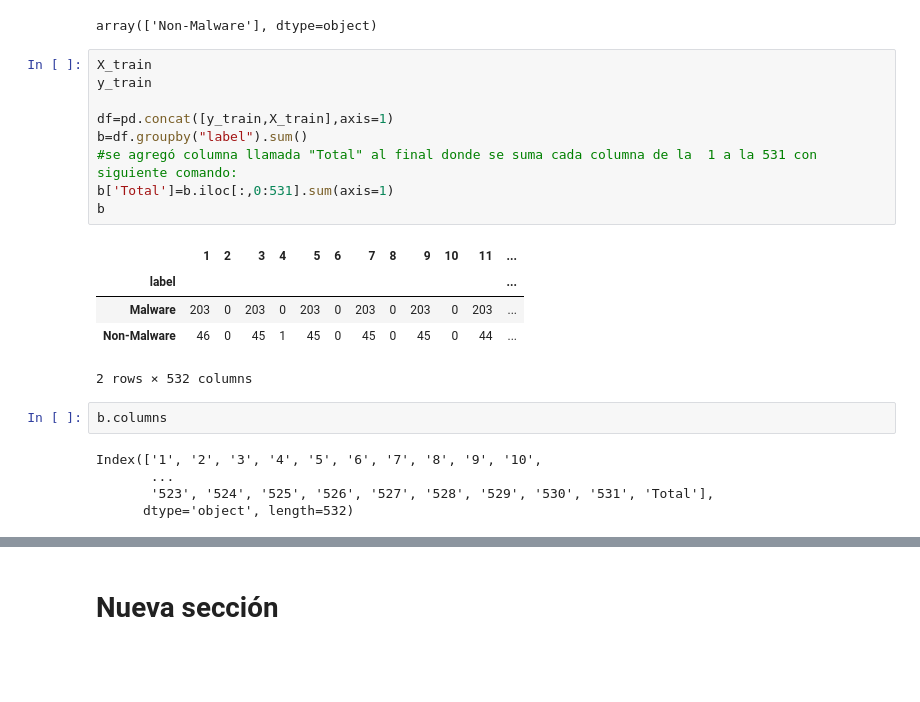
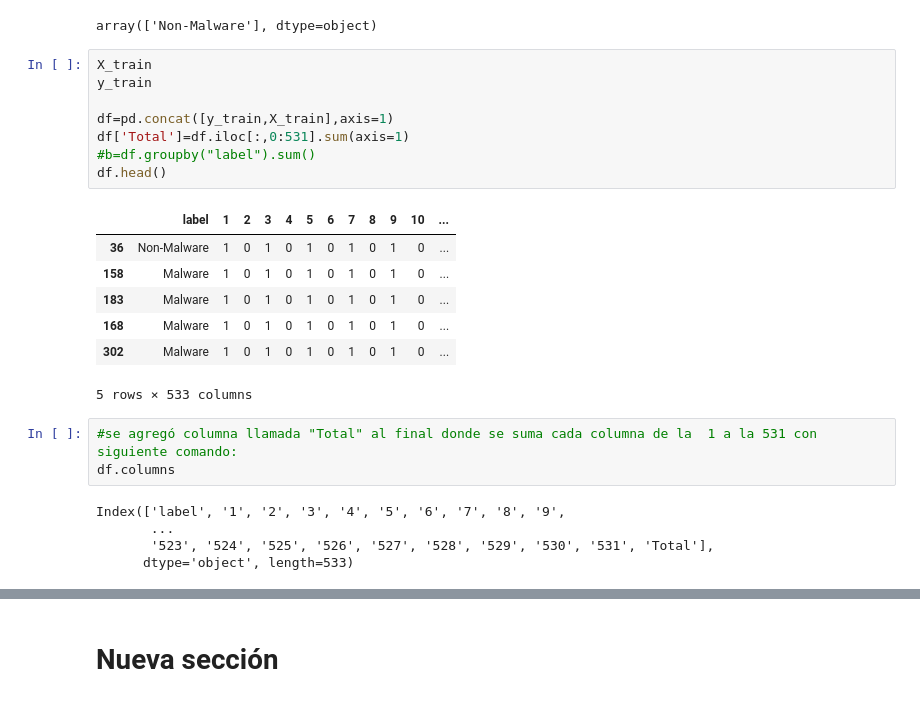
Before and after one commit to gusecuador/tratamientoDatos, a Jupyter notebook: desafio2/Malware_UCI_detection_Gustavo.ipynb, the cells around one changed output, grey strips where cells are left out. Cells and saved outputs as stored; diff of their text form; blank space fills up the shorter version.

```diff
--- a/desafio2/Malware_UCI_detection_Gustavo.ipynb
+++ b/desafio2/Malware_UCI_detection_Gustavo.ipynb
@@ -417,28 +417,30 @@ test_y = test['label']
 clf.predict(np.array([test_X.iloc[0]]))
 # %% [output]
 array(['Non-Malware'], dtype=object)
+# %%
+X_train
+y_train
+
+df=pd.concat([y_train,X_train],axis=1)
+df['Total']=df.iloc[:,0:531].sum(axis=1)
+#b=df.groupby("label").sum()
+df.head()
+# %% [output]
+|  | label | 1 | 2 | 3 | 4 | 5 | 6 | 7 | 8 | 9 | 10 | ... |
+| 36 | Non-Malware | 1 | 0 | 1 | 0 | 1 | 0 | 1 | 0 | 1 | 0 | ... |
+| 158 | Malware | 1 | 0 | 1 | 0 | 1 | 0 | 1 | 0 | 1 | 0 | ... |
+| 183 | Malware | 1 | 0 | 1 | 0 | 1 | 0 | 1 | 0 | 1 | 0 | ... |
+| 168 | Malware | 1 | 0 | 1 | 0 | 1 | 0 | 1 | 0 | 1 | 0 | ... |
+| 302 | Malware | 1 | 0 | 1 | 0 | 1 | 0 | 1 | 0 | 1 | 0 | ... |
+5 rows × 533 columns
 # %%
-X_train
-y_train
-
-df=pd.concat([y_train,X_train],axis=1)
-b=df.groupby("label").sum()
 #se agregó columna llamada "Total" al final donde se suma cada columna de la  1 a la 531 con siguiente comando:
-b['Total']=b.iloc[:,0:531].sum(axis=1)
-b
+df.columns
 # %% [output]
-|  | 1 | 2 | 3 | 4 | 5 | 6 | 7 | 8 | 9 | 10 | 11 | ... |
-| label |  |  |  |  |  |  |  |  |  |  |  | ... |
-| Malware | 203 | 0 | 203 | 0 | 203 | 0 | 203 | 0 | 203 | 0 | 203 | ... |
-| Non-Malware | 46 | 0 | 45 | 1 | 45 | 0 | 45 | 0 | 45 | 0 | 44 | ... |
-2 rows × 532 columns
+Index(['label', '1', '2', '3', '4', '5', '6', '7', '8', '9',
+       ...
+       '523', '524', '525', '526', '527', '528', '529', '530', '531', 'Total'],
+      dtype='object', length=533)
-# %%
-b.columns
-# %% [output]
-Index(['1', '2', '3', '4', '5', '6', '7', '8', '9', '10',
-       ...
-       '523', '524', '525', '526', '527', '528', '529', '530', '531', 'Total'],
-      dtype='object', length=532)
 # %%
 import matplotlib.pyplot as plt
 import time
```
Also changed, not shown: parts of 4 cells of this notebook.
